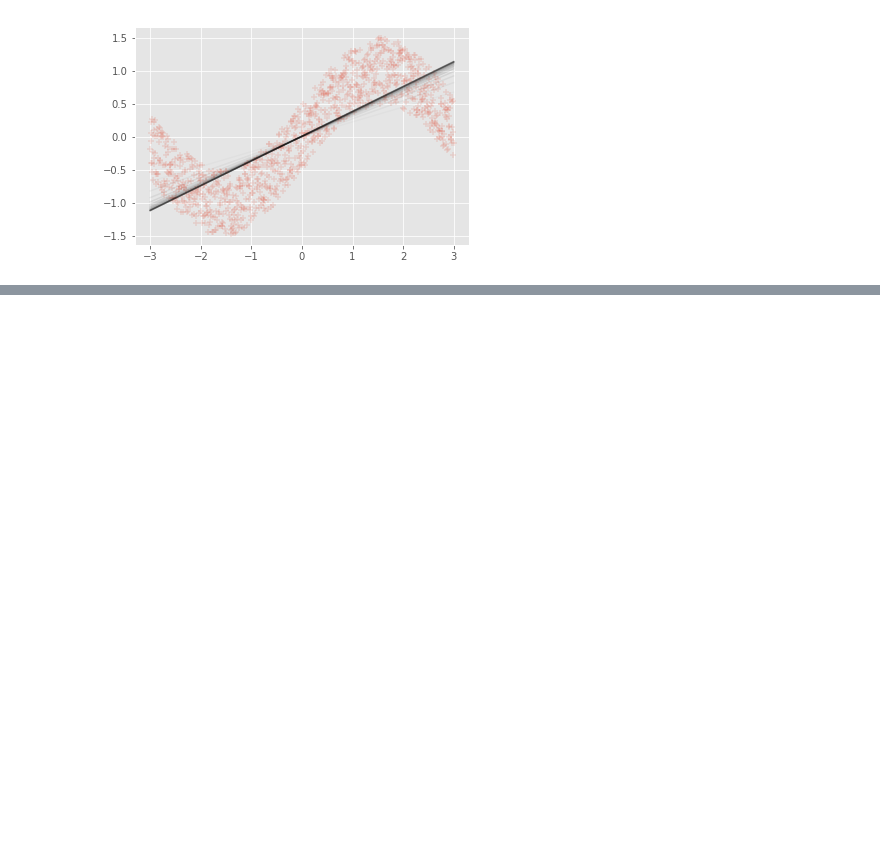
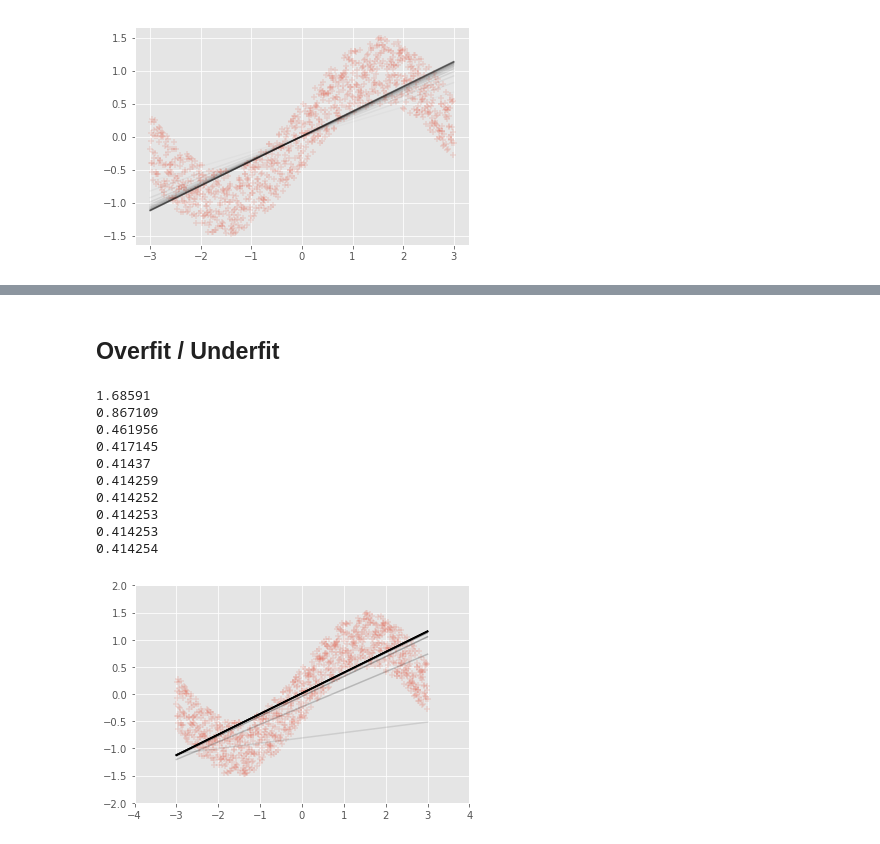
Before and after one commit to yenhao/Neural, a Jupyter notebook: Basic/Linear Regression.ipynb, the cells around one changed output, grey strips where cells are left out. Saved outputs shown, nothing was run; the diff lists cells and outputs as text; code cells hidden in the pictures; blank space fills up the shorter version.

```diff
--- a/Basic/Linear Regression.ipynb
+++ b/Basic/Linear Regression.ipynb
@@ -219,0 +373,26 @@ with tf.Session() as sess:
+# %% [markdown]
+## Overfit / Underfit
+# %%
+# Instead of a single factor and a bias, we'll create a polynomial function
+# of different degrees.  We will then learn the influence that each
+# degree of the input (X^0, X^1, X^2, ...) has on the final output (Y).
+Y_pred = tf.Variable(tf.random_normal([1]), name='bias')
+for pow_i in range(1, 2):
+    W = tf.Variable(
+        tf.random_normal([1], stddev=0.1), name='weight_%d' % pow_i)
+    Y_pred = tf.add(tf.multiply(tf.pow(X, pow_i), W), Y_pred)
+
+# And then we'll retrain with our new Y_pred
+train(X, Y, Y_pred)
+# %% [output]
+1.68591
+0.867109
+0.461956
+0.417145
+0.41437
+0.414259
+0.414252
+0.414253
+0.414253
+0.414254
+[figure, added]
```
Also changed, not shown: parts of 26 cells of this notebook.
